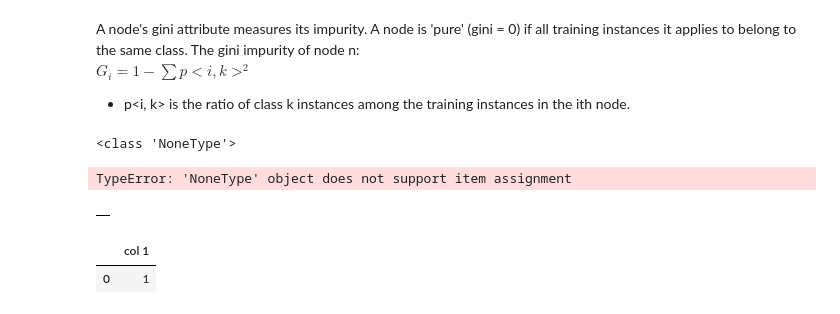
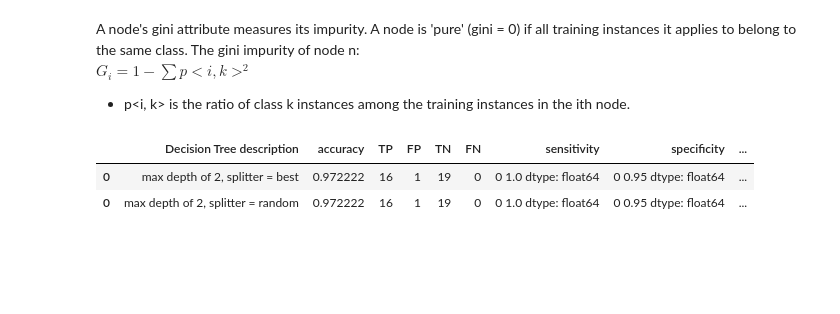
Before and after one commit to lascha212/F21DL, a Jupyter notebook: labs.ipynb, the cells around one changed output. Drawn from its saved outputs; the diff is of its cells as text; code cells hidden in the pictures; blank space fills up the shorter version.

Commit message:
modified get_metrics function

```diff
--- a/labs.ipynb
+++ b/labs.ipynb
@@ -912,7 +912,8 @@ from sklearn.tree import DecisionTreeClassifier, plot_tree
 X_original = np.load('./data/smiley_X.npy')
 y_original = np.load('./data/smiley_y.npy')
 # %%
-X = X_original[:,:,:,0].reshape(144, 81)  # Get rid of the class attribute
+X = np.reshape(X_original, (len(X_original), -1))  # Get rid of the class attribute
 y = y_original
 
 X_train, X_test, y_train, y_test = train_test_split(X, y)
+X_train.shape
@@ -919,7 +922,8 @@ X_train, X_test, y_train, y_test = train_test_split(X, y)
 # %%
-def get_metrics(y_true, y_pred):
+def get_metrics(name, y_true, y_pred):
     # Keeping track of all the metrics.
     metrics = pd.DataFrame()
+    metrics['Decision Tree description'] = [name]
 
     # For the accuracy.
     from sklearn.metrics import accuracy_score
@@ -955,16 +959,16 @@ def get_metrics(y_true, y_pred):
     from sklearn.metrics import roc_curve
 
     metrics['roc-area'] = [roc_auc_score(y_true, y_pred)]
+
+    return metrics
 # %%
-def compute_metrics(name, clf, X_train, X_test, y_train, y_test):
+def compute_metrics(name, clf):
     clf.fit(X_train, y_train)
     y_pred = clf.predict(X_test)
 
     metrics = pd.DataFrame()
     # accuracy, TP, FP, TN, FN, sensitivity, specificity, precall, f1-score, roc-area
-    metrics = get_metrics(y_test, y_pred)
-    print(type(metrics))
-    metrics['Decision Tree description'] = name
+    metrics = get_metrics(name, y_test, y_pred)
 
     # 10-fold cross validation
     cross_val_scores = cross_val_score(clf, X_train, y_train, cv=10)
@@ -1038,24 +1029,13 @@ outcomes = pd.DataFrame()  # Save the outcomes to a table.
 # %%
 # Decision Trees with max depth 2:
 max_depth = 2
 
 tree_clf = DecisionTreeClassifier(max_depth=max_depth, random_state=42)
-outcomes = compute_metrics('hello', tree_clf, X_train, X_test, y_train, y_test)
-outcomes = pd.DataFrame(outcomes, index=[0])
+outcomes = compute_metrics('max depth of 2, splitter = best', tree_clf)
 
 tree_clf = DecisionTreeClassifier(max_depth=max_depth, random_state=42, splitter='random')
-pd.concat([outcomes, compute_metrics('hello', tree_clf, X_train, X_test, y_train, y_test)], axis=0)
+pd.concat([outcomes, compute_metrics('max depth of 2, splitter = random', tree_clf)], axis=0)
 # %% [output]
-<class 'NoneType'>
-TypeError: 'NoneType' object does not support item assignment
+|  | Decision Tree description | accuracy | TP | FP | TN | FN | sensitivity | specificity | ... |
+| 0 | max depth of 2, splitter = best | 0.972222 | 16 | 1 | 19 | 0 | 0 1.0 dtype: float64 | 0 0.95 dtype: float64 | ... |
+| 0 | max depth of 2, splitter = random | 0.972222 | 16 | 1 | 19 | 0 | 0 1.0 dtype: float64 | 0 0.95 dtype: float64 | ... |
-# %%
-df = pd.DataFrame()
-df
-# %% [output]
-|  |
-# %%
-df['col 1'] = [1]
-df
-# %% [output]
-|  | col 1 |
-| 0 | 1 |
```
Also changed, not shown: parts of 31 cells of this notebook.
